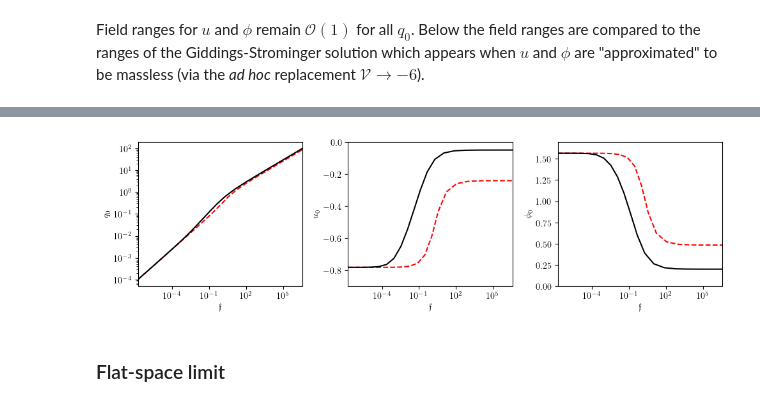
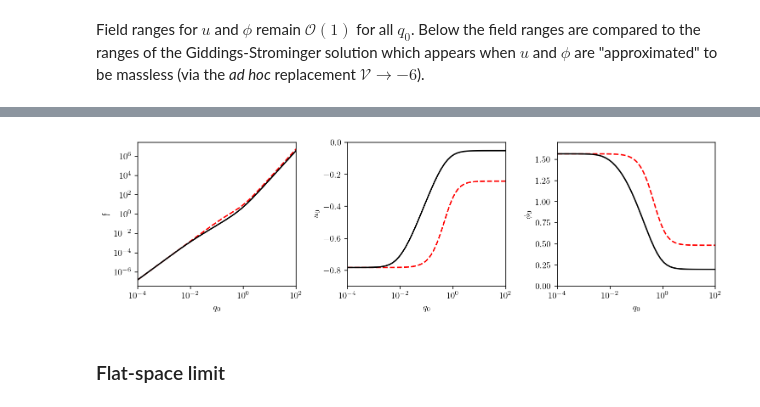
Before and after one commit to gloges/typeII-wormholes, a Jupyter notebook: wormholes.ipynb, the cells around one changed output, grey strips where cells are left out. Saved outputs shown, nothing was run; the diff lists cells and outputs as text; code cells hidden in the pictures.

```diff
--- a/wormholes.ipynb
+++ b/wormholes.ipynb
@@ -66,8 +67,8 @@ Optimal values for $(u_0,\phi_0)$ to match the AdS boundary conditions for $r\to
 # %%
 q0, rmax = 1, 20
 
-soln = wh.wormhole_S3S3(q0, rmax, display='summary')
-r, f, u, ud, φ, φd, h, f4sqr = soln
+soln = wh.wormhole_S3S3(q0, rmax, display_summary=True)
+r, f, u, ud, φ, φd, h, flux4 = soln
 
 
 
@@ -138,18 +139,18 @@ Optimizing (u0, φ0) for (q0, rmax) = (1.0000, 20.0000)
 # %% [markdown]
 Field ranges for $u$ and $\phi$ remain $\mathcal{O}(1)$ for all $q_0$. Below the field ranges are compared to the ranges of the Giddings-Strominger solution which appears when $u$ and $\phi$ are "approximated" to be massless (via the _ad hoc_ replacement $\mathcal{V}\to -6$).
 # %%
-q0s = np.geomspace(0.0001, 100, 20)
+q0s = np.geomspace(0.0001, 100, 50)
 
-q0s_ml = np.geomspace(min(q0s), max(q0s), 20)
+q0s_ml = np.geomspace(min(q0s), max(q0s), 100)
 data_ml = np.asarray([wh.massless_approx_S3S3(q0) for q0 in q0s_ml])
 u0s_ml, φ0s_ml, flux4s_ml = data_ml.T
 
 data = []
 
-for q0 in q0s:
+for q0 in tqdm(q0s):
 
     rmax = max(10, 10*q0)
-    soln = wh.wormhole_S3S3(q0, rmax, display='quiet')
+    soln = wh.wormhole_S3S3(q0, rmax)
     r, f, u, ud, φ, φd, h, flux4 = soln
 
     # It happens that u<0 and φ>0
@@ -180,31 +160,31 @@ Optimizing (u0, φ0) for (q0, rmax) = (100.0000, 1000.0000)      DONE: value = 0
 # %%
 fig, axes = plt.subplots(1, 3, figsize=(10,3), sharex=True)
 
-axes[0].plot(flux4s_ml, q0s_ml, '--r')
-axes[0].plot(flux4s, q0s, 'k')
+axes[0].plot(q0s_ml, flux4s_ml, '--r')
+axes[0].plot(q0s, flux4s, 'k')
 axes[0].set_yscale('log')
-axes[0].set_ylabel('$q_0$')
+axes[0].set_ylabel('$\mathfrak{f}$')
 
-axes[1].plot(flux4s_ml, u0s_ml, '--r')
-axes[1].plot(flux4s, u0s, 'k')
+axes[1].plot(q0s_ml, u0s_ml, '--r')
+axes[1].plot(q0s, u0s, 'k')
 axes[1].set_ylabel('$u_0$')
 axes[1].set_ylim(-0.9, 0)
 
-axes[2].plot(flux4s_ml, φ0s_ml, '--r')
-axes[2].plot(flux4s, φ0s, 'k')
+axes[2].plot(q0s_ml, φ0s_ml, '--r')
+axes[2].plot(q0s, φ0s, 'k')
 axes[2].set_ylabel('$\phi_0$')
 axes[2].set_ylim(0, 1.7)
 
-plt.xlim(flux4s[0], flux4s[-1])
+plt.xlim(min(q0s), max(q0s))
 plt.xscale('log')
 for ax in axes:
-    ax.set_xlabel('$\mathfrak{f}$')
+    ax.set_xlabel('$q_0$')
 
 plt.tight_layout()
 # plt.savefig('images/S3S3_ranges.png', dpi=300)
 plt.show()
 # %% [output]
-[figure, old version]
+[figure, new version]
 # %% [markdown]
 ### Flat-space limit
 # %% [markdown]
```
Also changed, not shown: parts of 16 cells of this notebook, 5 other files.
